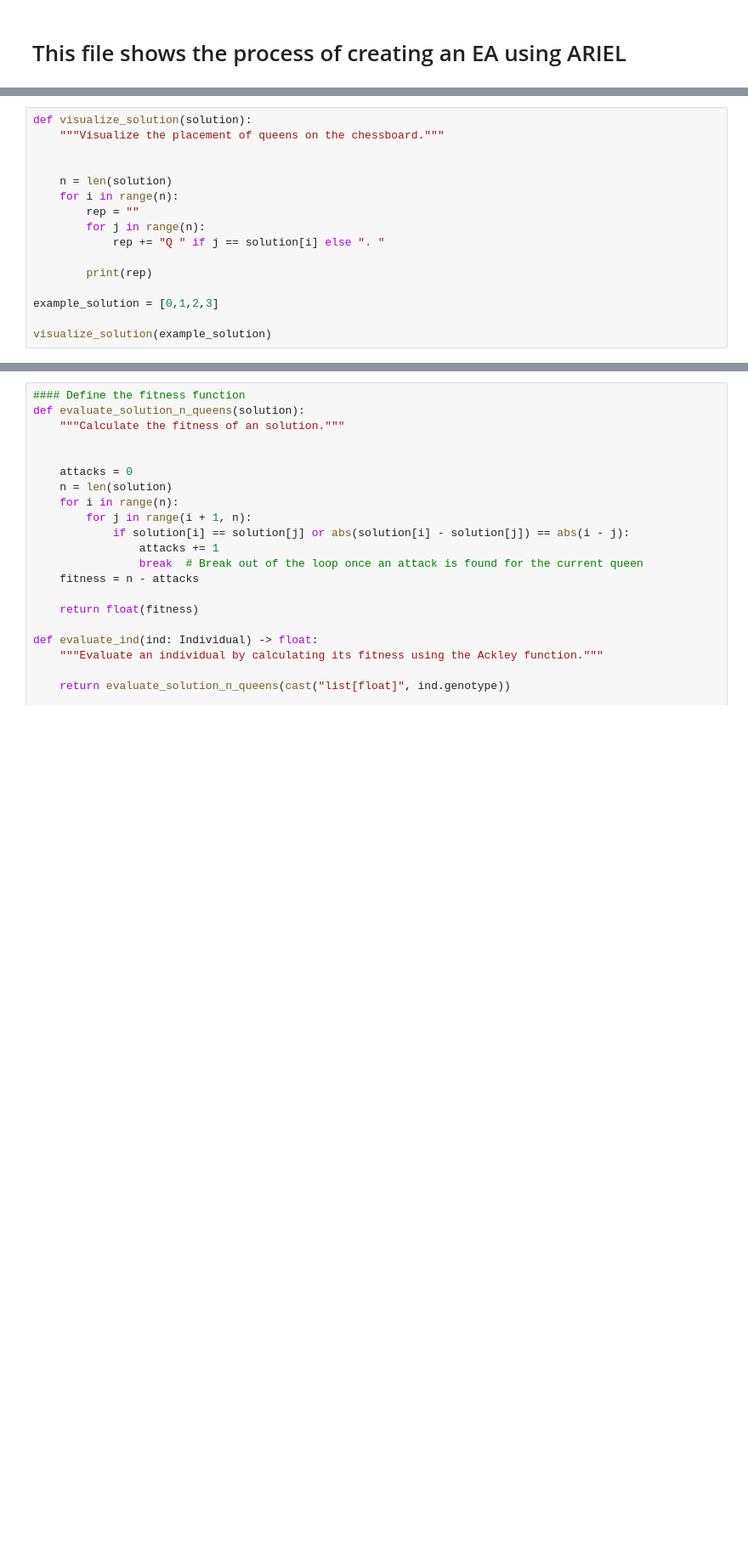
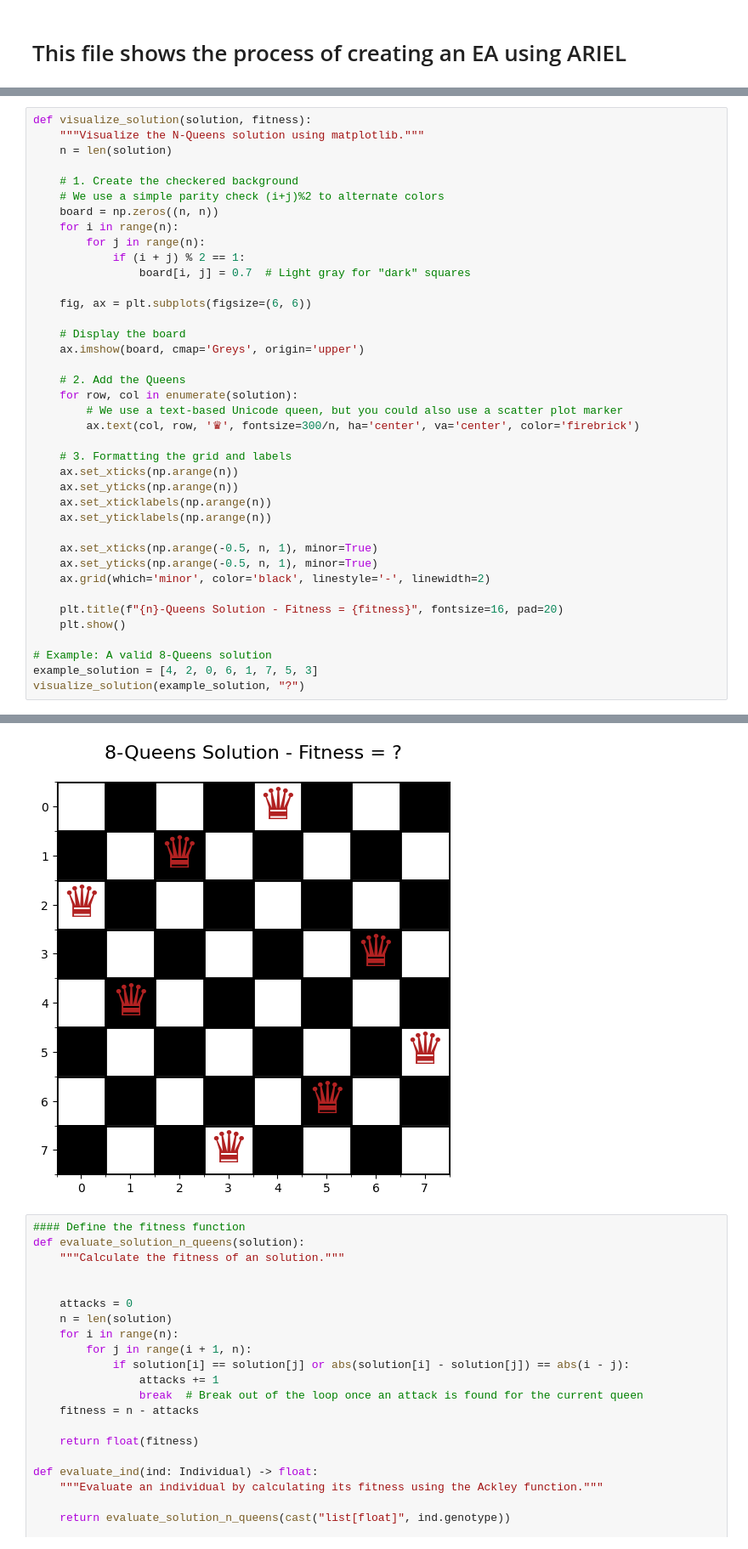
Before and after one commit to ci-group/ariel, a Jupyter notebook: examples/z_ec_course/N-Queens.ipynb, the cells around one changed output, grey strips where cells are left out. Shown at 85% size. Drawn from its saved outputs; the diff is of its cells as text; blank space fills up the shorter version.

Commit message:
Update: updated visualisation in n-queen example

```diff
--- a/examples/z_ec_course/N-Queens.ipynb
+++ b/examples/z_ec_course/N-Queens.ipynb
@@ -21,19 +22,42 @@ from ariel.ec.a004 import EASettings, EAStep, EA, Population
 # Function to show fitness landscape
 from plot_fit_per_gen import plot_fit_per_gen
 # %%
-def visualize_solution(solution):
-    """Visualize the placement of queens on the chessboard."""
+def visualize_solution(solution, fitness):
+    """Visualize the N-Queens solution using matplotlib."""
+    n = len(solution)
 
+    # 1. Create the checkered background
+    # We use a simple parity check (i+j)%2 to alternate colors
+    board = np.zeros((n, n))
+    for i in range(n):
+        for j in range(n):
+            if (i + j) % 2 == 1:
+                board[i, j] = 0.7  # Light gray for "dark" squares
 
-    n = len(solution)
-    for i in range(n):
-        rep = ""
-        for j in range(n):
-            rep += "Q " if j == solution[i] else ". "
+    fig, ax = plt.subplots(figsize=(6, 6))
 
-        print(rep)
+    # Display the board
+    ax.imshow(board, cmap='Greys', origin='upper')
 
-example_solution = [0,1,2,3]
+    # 2. Add the Queens
+    for row, col in enumerate(solution):
+        # We use a text-based Unicode queen, but you could also use a scatter plot marker
+        ax.text(col, row, '♛', fontsize=300/n, ha='center', va='center', color='firebrick')
 
-visualize_solution(example_solution)
+    # 3. Formatting the grid and labels
+    ax.set_xticks(np.arange(n))
+    ax.set_yticks(np.arange(n))
+    ax.set_xticklabels(np.arange(n))
+    ax.set_yticklabels(np.arange(n))
+
+    ax.set_xticks(np.arange(-0.5, n, 1), minor=True)
+    ax.set_yticks(np.arange(-0.5, n, 1), minor=True)
+    ax.grid(which='minor', color='black', linestyle='-', linewidth=2)
+
+    plt.title(f"{n}-Queens Solution - Fitness = {fitness}", fontsize=16, pad=20)
+    plt.show()
+
+# Example: A valid 8-Queens solution
+example_solution = [4, 2, 0, 6, 1, 7, 5, 3]
+visualize_solution(example_solution, "?")
 # %% [output]
@@ -44,3 +64,4 @@ Q . . .
+[figure, added]
 # %%
 #### Define the fitness function
 def evaluate_solution_n_queens(solution):
```
Also changed, not shown: parts of 6 cells of this notebook.
